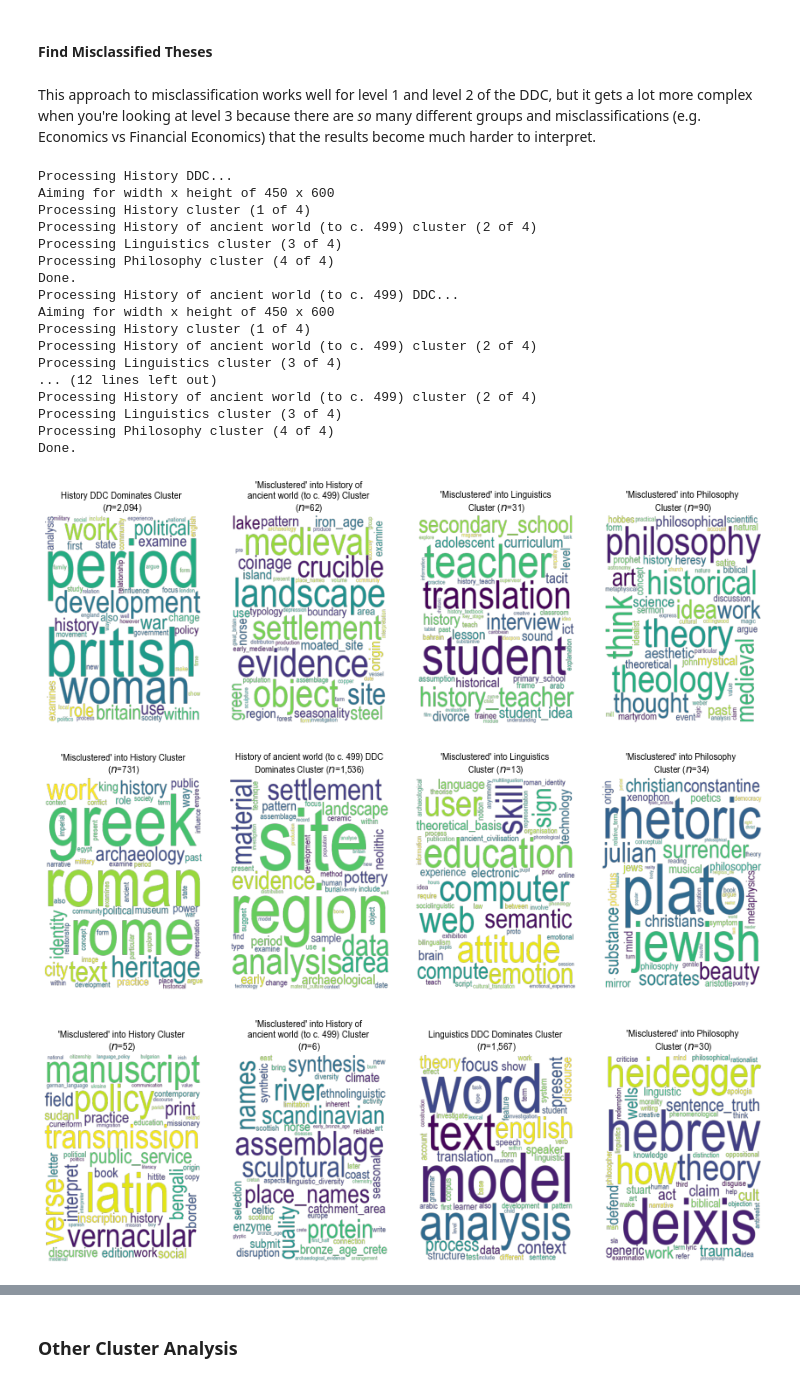
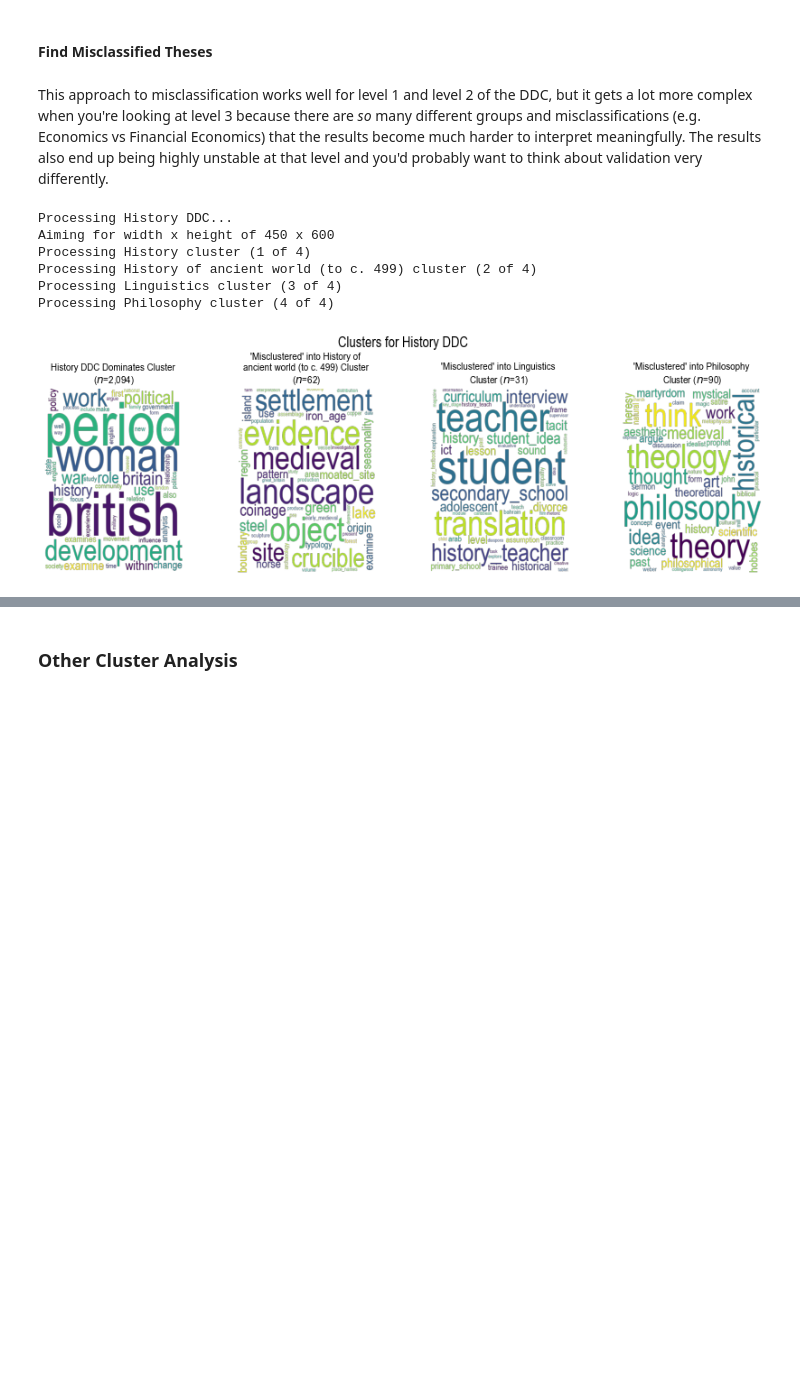
Before and after one commit to jreades/ph-tutorial-code, a Jupyter notebook: Clustering_Word_Embeddings.ipynb, the cells around one changed output, grey strips where cells are left out. Saved outputs shown, nothing was run; the diff lists cells and outputs as text; code cells hidden in the pictures; blank space fills up the shorter version.

```diff
--- a/Clustering_Word_Embeddings.ipynb
+++ b/Clustering_Word_Embeddings.ipynb
@@ -130,6 +127,9 @@ print(f"Using font: {fp}")
 fname = ''.join([f' {x}' if x==x.upper() else x for x in fp.split('-')[0]]).strip().replace('  ','')
 print(f"  Guessing at font name: {fname}")
 
+# These are font dictionaries for the 's'uper-title, 't'itle,
+# 'a'xis, and 'l'abels.
+sfont = {'fontname':fname, 'fontsize':16}
 tfont = {'fontname':fname, 'fontsize':12}
 afont = {'fontname':fname, 'fontsize':10}
 lfont = {'fontname':fname, 'fontsize':8}
@@ -626,7 +637,7 @@ Cluster 4 dominated by Philosophy theses.
 # %% [markdown]
 #### Find Misclassified Theses
 # %% [markdown]
-This approach to misclassification works well for level 1 and level 2 of the DDC, but it gets a lot more complex when you're looking at level 3 because there are _so_ many different groups and misclassifications (e.g. Economics vs Financial Economics) that the results become much harder to interpret.
+This approach to misclassification works well for level 1 and level 2 of the DDC, but it gets a lot more complex when you're looking at level 3 because there are _so_ many different groups and misclassifications (e.g. Economics vs Financial Economics) that the results become much harder to interpret meaningfully. The results also end up being highly unstable at that level and you'd probably want to think about validation very differently.
 # %%
 fsize = (12,4)
 dpi   = 150
@@ -672,46 +683,34 @@ for ddc_name in sorted(clustered_df[f'ddc{ddc_level}'].unique()):
         print(f"Processing {cl} cluster ({i+1} of {nplots})")
 
         try:
             ax = axes.flatten()[i]
         except AttributeError:
             ax = axes
 
         tmp = pd.DataFrame({'words':words, 'weights':ctfidf.toarray()[i]}).set_index('words')
 
         if ddc_name == cl:
             ax.set_title(break_title(f"{ddc_name} DDC Dominates Cluster ($n$={(sdf[f'Cluster_Name_{num_clusters}']==cl).sum():,})"), **tfont)
         else:
             ax.set_title(break_title(f"'Misclustered' into {cl} Cluster ($n$={(sdf[f'Cluster_Name_{num_clusters}']==cl).sum():,})", 35), **tfont)
         ax.imshow(Cloud.generate_from_frequencies({x:tmp.loc[x].weights for x in tmp.index.tolist()}))
         ax.axis("off")
         del(tmp)
 
     while i < len(axes.flatten())-1:
         i += 1
         axes.flatten()[i].axis('off')
 
-    plt.tight_layout()
+    f.suptitle(f"Clusters for {ddc_name} DDC", **sfont)
+    f.tight_layout(rect=[0, 0.03, 1, 0.915])
 
-    #plt.savefig(os.path.join(c.outputs_dir,f'{c.which_embedding}-{c.embedding}-d{c.dimensions}-ddc{ddc}-c{num_clusters}-class_tfidf-{ddc_name}.png'), dpi=dpi)
+    #plt.savefig(f'c{num_clusters}-d{ddc_level}-class_tfidf-{ddc_name}.png', dpi=dpi)
     print("Done.")
 # %% [output]
 Processing History DDC...
 Aiming for width x height of 450 x 600
 Processing History cluster (1 of 4)
 Processing History of ancient world (to c. 499) cluster (2 of 4)
 Processing Linguistics cluster (3 of 4)
 Processing Philosophy cluster (4 of 4)
-Done.
-Processing History of ancient world (to c. 499) DDC...
-Aiming for width x height of 450 x 600
-Processing History cluster (1 of 4)
-Processing History of ancient world (to c. 499) cluster (2 of 4)
-Processing Linguistics cluster (3 of 4)
-... (12 lines left out)
-Processing History of ancient world (to c. 499) cluster (2 of 4)
-Processing Linguistics cluster (3 of 4)
-Processing Philosophy cluster (4 of 4)
-Done.
-[figure, old version]
+[figure, new version]
-[figure, removed]
-[figure, removed]
```
Also changed, not shown: parts of 26 cells of this notebook.
